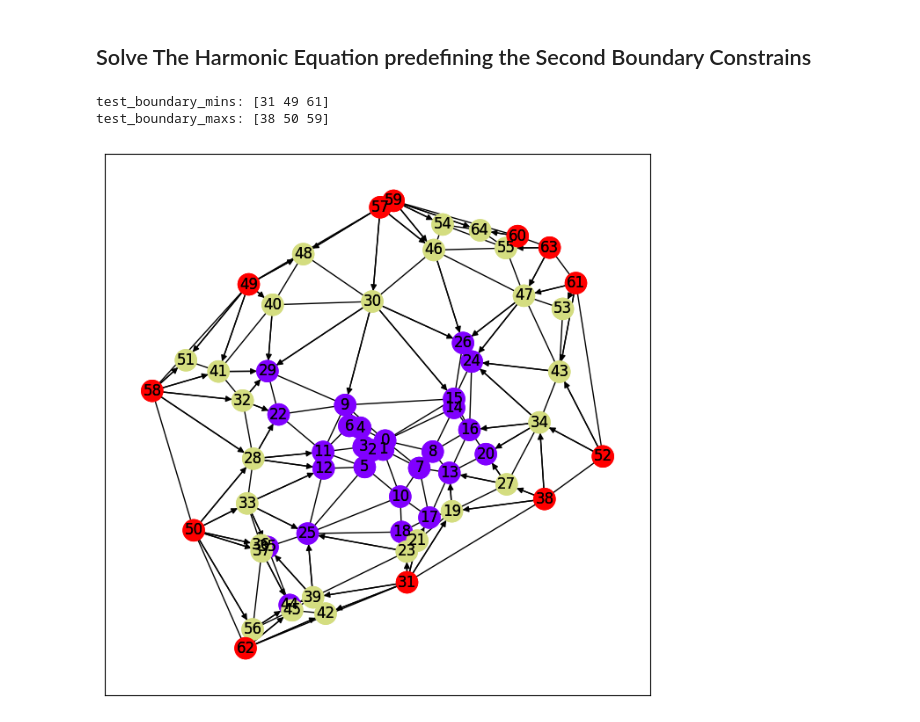
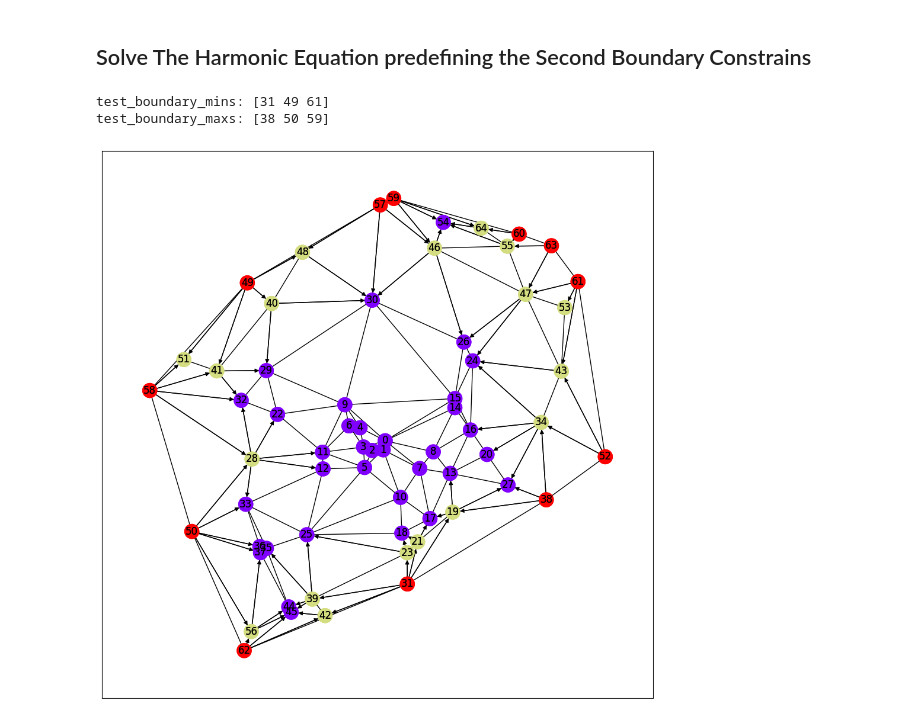
Before and after one commit to zimfv/quadrangulation, a Jupyter notebook: nonmanifold-eigen.ipynb, the cells around one changed output. Drawn from its saved outputs; the diff is of its cells as text; code cells hidden in the pictures.

Commit message:
Solved in 2d in most cases. In 3d edges does not spliting well

```diff
--- a/nonmanifold-eigen.ipynb
+++ b/nonmanifold-eigen.ipynb
@@ -370,6 +371,7 @@ boundary_graph = nmb.get_boundary_graph()
 boundary_graph_pos = {node: nmb.vertices[node] for node in boundary_graph.nodes}
 
 boundary_values = get_boundary_values(boundary_graph, vertices, k=1)
+boundary_indices = np.array(list(boundary_graph.nodes()))
 
 norm_val = mcolors.TwoSlopeNorm(vmin=boundary_values.min(), vcenter=0, vmax=abs(boundary_values).max())
 node_colors_val = [c for c in plt.get_cmap('coolwarm')(norm_val(boundary_values))]
@@ -497,7 +499,7 @@ def split_edges_arroud_saddles(vertices, faces, saddles, edge_choice_strategy='l
     """
     """
     bnd_edges, bnd_face_indices, bnd_local_edge_indices = igl.boundary_facets(test_faces)
-    assert np.isin(saddles, np.unique(bnd_edges)).all()
+    #assert np.isin(saddles, np.unique(bnd_edges)).all()
     bnd_vertices = np.unique(bnd_edges)
 
     bnd_vertices_nonsaddles = bnd_vertices[~np.isin(bnd_vertices, saddles)]
@@ -729,10 +731,21 @@ def define_values_arround_local_min(faces, values, vertices, boundary_indices, m
         val_a = values[min_index]
         val_b0, val_b1 = values[chain[[0, -1]]]
         delta = alpha*min(val_b0 - val_a, val_b1 - val_a)
-        chain_val_add = delta*0.5*(1 - np.cos(2*np.pi*ts))
-        chain_val = val_b0 + ts*(val_b1 - val_b0) + chain_val_add
-        chain_val[~chain_have_boundary_neighbor] = val_a - chain_val_add[~chain_have_boundary_neighbor]
+        chain_val_a = val_a - delta*0.5*(1 - np.cos(2*np.pi*ts))
+        #chain_val = val_b0 + ts*(val_b1 - val_b0) + chain_val_add
+        #chain_val[~chain_have_boundary_neighbor] = val_a - chain_val_add[~chain_have_boundary_neighbor]
+        chain_val_b0 = val_b0 + delta*np.sin(0.5*np.pi*ts)
+        chain_val_b1 = val_b1 + delta*np.sin(0.5*np.pi*(1 - ts))
 
+        chain_components = np.cumsum(np.r_[0, chain_have_boundary_neighbor[1:] != chain_have_boundary_neighbor[:-1]])
+        #chain_val = np.zeros_like(chain_val_a)
+        #chain_val[chain_components == 0] = chain_val_b0[chain_components == 0]
+        #chain_val[chain_components == 1] = chain_val_a[chain_components == 1]
+        #chain_val[chain_components == 2] = chain_val_b1[chain_components == 2]
+        #chain_val_add =  delta*0.5*(1 - np.cos(2*np.pi*ts))
+        #chain_val = val_b0 + ts*(val_b1 - val_b0) + chain_val_add
+
+        chain_val = chain_val_a
         #plt.plot(ts, chain_val)
         #plt.plot([0, 1], [val_a, val_a])
         #plt.show()
@@ -901,7 +914,7 @@ def get_second_boundary_values(vertices, faces, boundary_indices, boundary_value
 
     boundary_mins = detect_mins(faces, boundary_indices, boundary_values)
     boundary_maxs = detect_maxs(faces, boundary_indices, boundary_values)
-
+    #boundary_cons = pass
 
     for min_index in boundary_mins:
         values = define_values_arround_local_min(faces, values, vertices, boundary_indices, min_index=min_index, alpha=alpha)
@@ -913,11 +926,17 @@ def get_second_boundary_values(vertices, faces, boundary_indices, boundary_value
     for integral_path in integral_paths:
         values = update_values_over_integral_path(faces, values, vertices, integral_path)
 
-    oredered_vertices = np.concatenate(integral_paths)
-    oredered_vertices = oredered_vertices[~np.isin(oredered_vertices, boundary_maxs)]
-    oredered_vertices = np.concatenate([boundary_maxs, oredered_vertices])
-    for vertex_id in oredered_vertices:
-        values = update_values_regularly(faces, values, vertices, vertex_id, derivative=derivative)
+    #oredered_vertices = np.concatenate(integral_paths)
+    #oredered_vertices = oredered_vertices[~np.isin(oredered_vertices, boundary_maxs)]
+    #oredered_vertices = np.concatenate([boundary_maxs, oredered_vertices])
+    #oredered_vertices = np.concatenate([oredered_vertices, boundary_maxs])
+    #print(oredered_vertices)
+    #for vertex_id in oredered_vertices:
+    #    values = update_values_regularly(faces, values, vertices, vertex_id, derivative=derivative)
+
+    #for con_index in boundary_cons:
+    #    values = update_values_regularly(faces, values, vertices, con_index, derivative=derivative)
+
 
     if return_values:
         return values
@@ -930,19 +949,19 @@ def get_second_boundary_values(vertices, faces, boundary_indices, boundary_value
 # %%
 test_second_boundary_indices, test_second_boundary_values = get_second_boundary_values(test_vertices, test_faces, test_boundary_indices, test_boundary_values)
 
 
 test_boundary_status = np.zeros(len(test_vertices))
 test_boundary_status[test_boundary_indices] += 1
 test_boundary_status[test_second_boundary_indices] += 2
 
 print(f'test_boundary_mins: {test_boundary_mins}')
 print(f'test_boundary_maxs: {test_boundary_maxs}')
-plt.figure(figsize=(8, 8))
+plt.figure(figsize=(12, 12))
 plot_as_graph(test_vertices, test_faces, test_boundary_status, cmap='rainbow')
 # %% [output]
 test_boundary_mins: [31 49 61]
 test_boundary_maxs: [38 50 59]
-[figure, old version]
+[figure, new version]
 # %%
 from src.triangletools import compact_mesh
 
```
Also changed, not shown: parts of 28 cells of this notebook, 4 other files.
